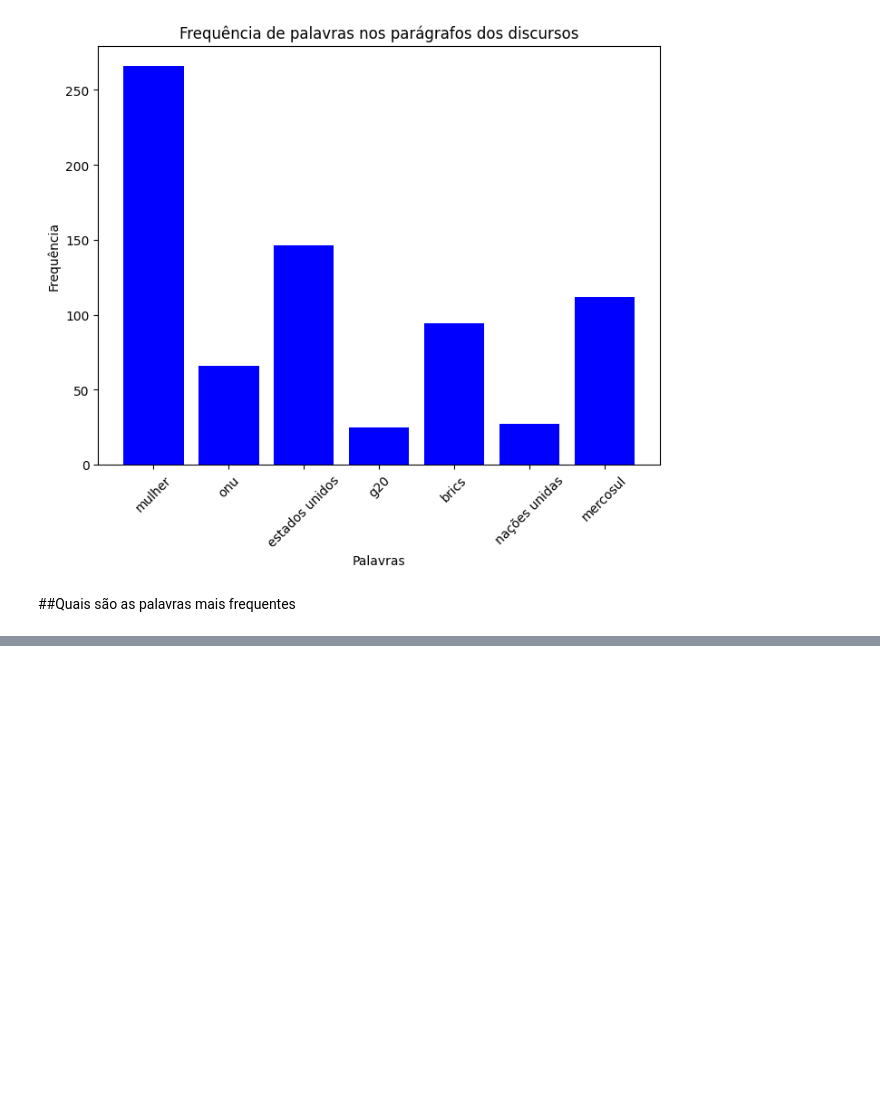
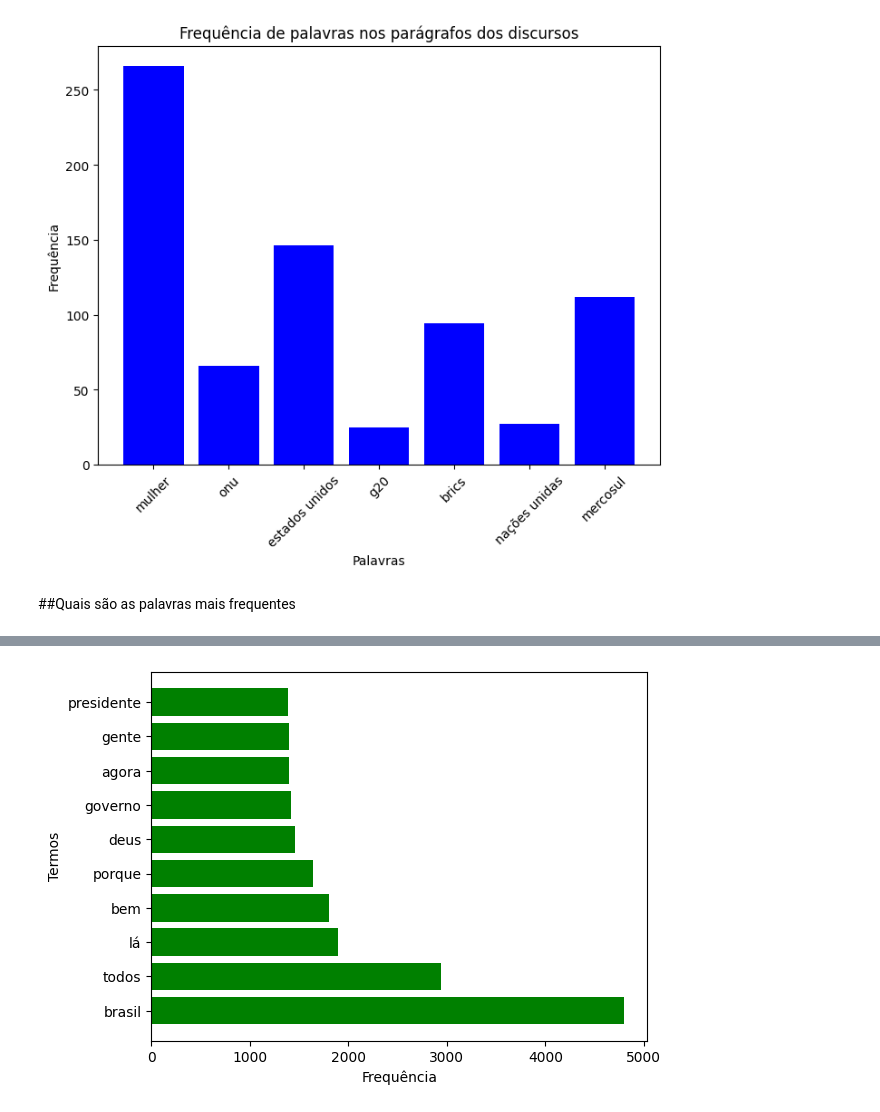
Before and after one commit to juborduchi/fundamentos, a Jupyter notebook: notebooks/analise_dados_01.ipynb, the cells around one changed output, grey strips where cells are left out. Cells and saved outputs as stored; diff of their text form; code cells hidden in the pictures; blank space fills up the shorter version.

```diff
--- a/notebooks/analise_dados_01.ipynb
+++ b/notebooks/analise_dados_01.ipynb
@@ -215,9 +215,9 @@ def palavras_mais_frequentes(paragrafos):
   texto_completo = " ".join(paragrafos)
   ## removendo pontuações e deixando todas as palavras minusculas
   texto_normalizado = re.sub(r"[^\w\s]","",texto_completo).lower()
-  ##
+  ## individualização das palavras
   palavras = texto_normalizado.split()
-  ##
+  ## indicação de termos que não serão considerados na contagem de frequência
   palavras_extras = {"aqui"}
   stop_words.update(palavras_extras)
   palavras_filtradas = [palavra for palavra in palavras if palavra not in stop_words]
@@ -231,7 +231,8 @@ for paragrafos in df_customizado["paragrafos"]:
   todas_palavras.extend(palavras_mais_frequentes(paragrafos))
 
 frequencia_palavras = Counter(todas_palavras)
-frequencia_palavras.most_common(10)
+contagem_palavras = frequencia_palavras.most_common(50)
+print(type(contagem_palavras[0]))
 # %% [output]
 [nltk_data] Downloading package stopwords to /root/nltk_data...
 [nltk_data]   Package stopwords is already up-to-date!
@@ -262,0 +272,11 @@ frequencia_palavras.most_common(10)
+# %%
+import matplotlib.pyplot as plt
+
+palavra,frequencia = zip(*contagem_palavras)
+plt.barh(palavra,frequencia,color="green")
+plt.ylabel("Termos")
+plt.xlabel("Frequência")
+plt.xticks(rotation=360)
+plt.show()
+# %% [output]
+[figure, added]
```
Also changed, not shown: parts of 5 cells of this notebook.
